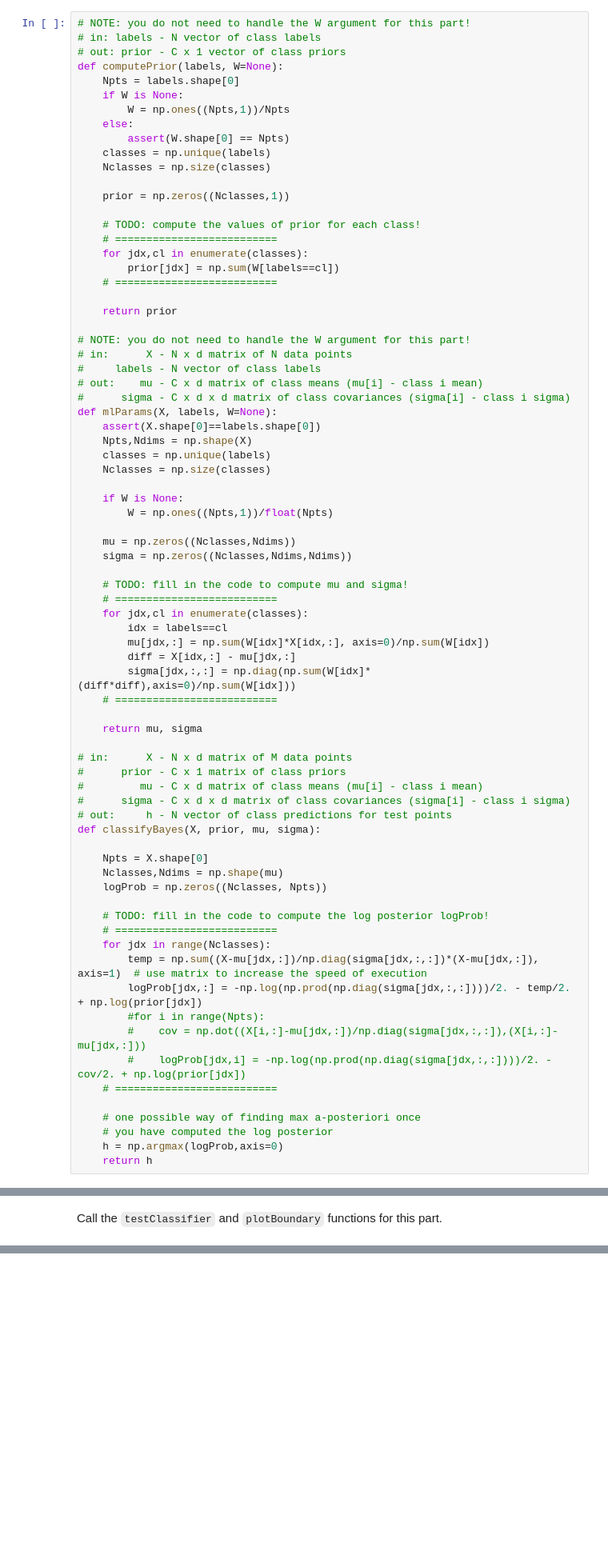
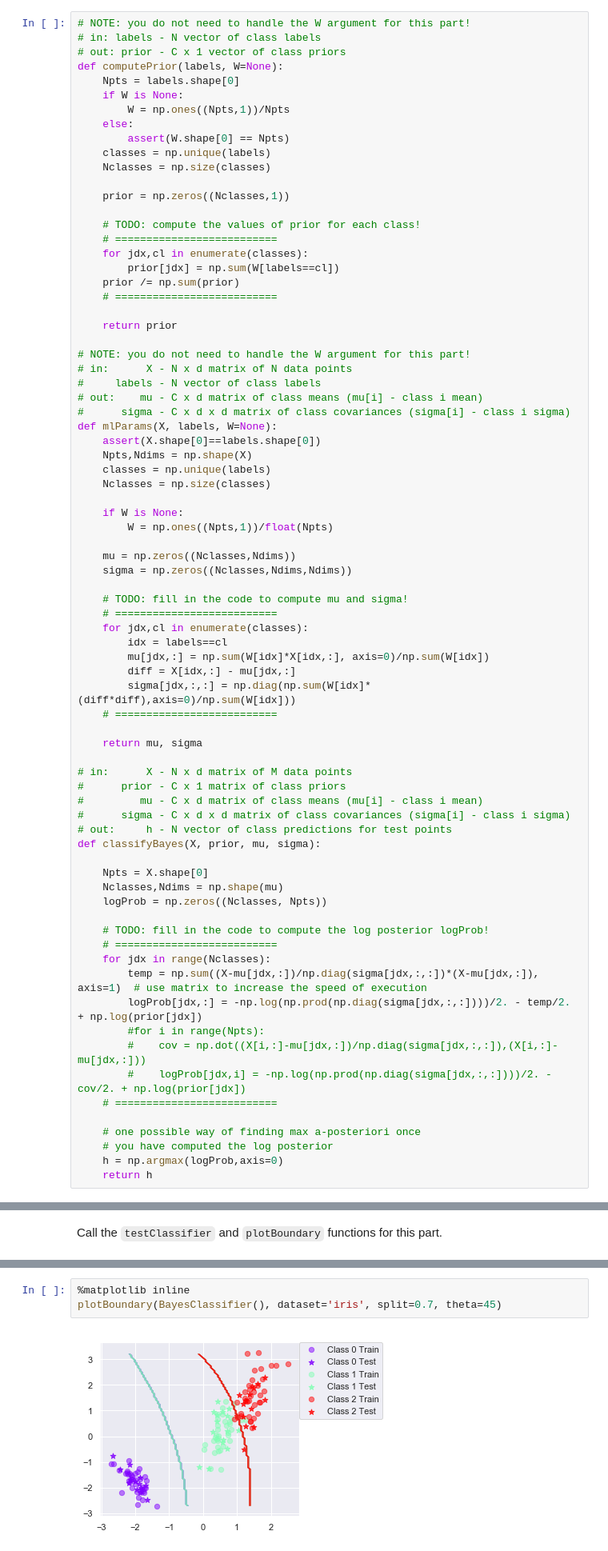
Before and after one commit to thnganguyen/machine-learning-KTH-DD2421, a Jupyter notebook: Bayesian_Boosting/lab3_N.ipynb, the cells around one changed output, grey strips where cells are left out. Shown: that part at 80% size. Cells and saved outputs as stored; diff of their text form; blank space fills up the shorter version.

```diff
--- a/Bayesian_Boosting/lab3_N.ipynb
+++ b/Bayesian_Boosting/lab3_N.ipynb
@@ -50,6 +51,7 @@ def computePrior(labels, W=None):
     # ==========================
     for jdx,cl in enumerate(classes):
         prior[jdx] = np.sum(W[labels==cl])
+    prior /= np.sum(prior)
     # ==========================
 
     return prior
@@ -203,3 +227,8 @@ plotBoundary(BayesClassifier(), dataset='iris',split=0.7)
+# %%
+%matplotlib inline
+plotBoundary(BayesClassifier(), dataset='iris', split=0.7, theta=45)
+# %% [output]
+[figure, added]
 # %%
 %matplotlib inline
 plotBoundary(BayesClassifier(), dataset='vowel',split=0.7)
```
Also changed, not shown: parts of 12 cells of this notebook, 1 other file.
